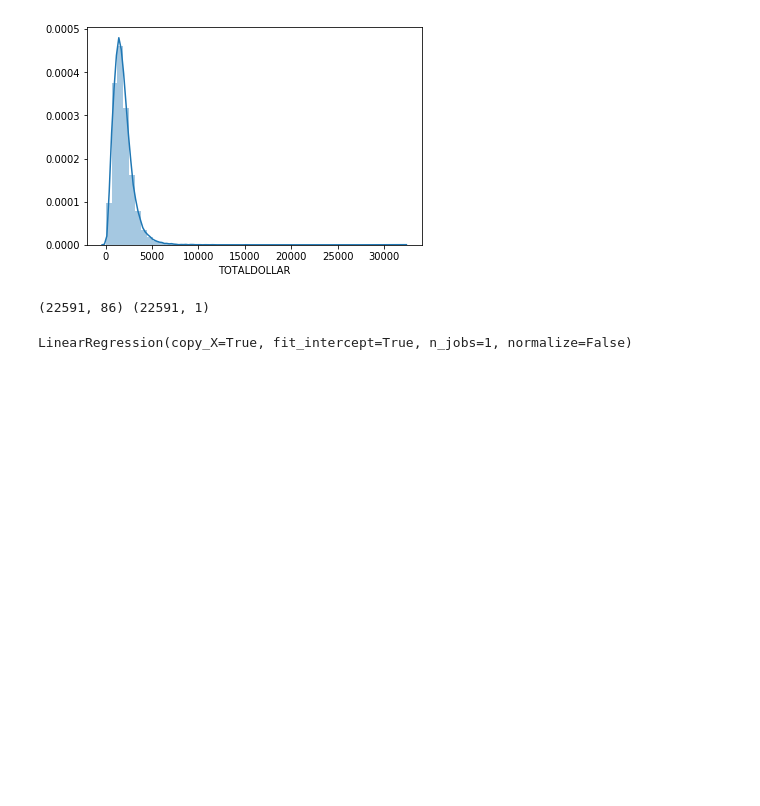
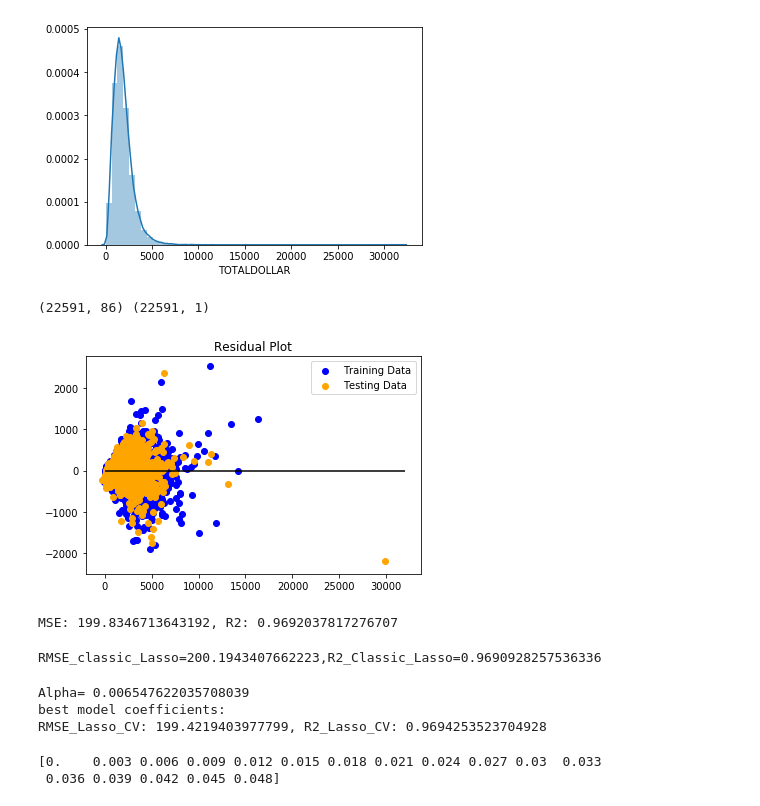
Before and after one commit to sigmanudude/ResidentialEnergyPrediction, a Jupyter notebook: Linearmodel_pricing.ipynb, the cells around one changed output. Drawn from its saved outputs; the diff is of its cells as text; code cells hidden in the pictures; blank space fills up the shorter version.

Commit message:
Pushing Linear Regression

```diff
--- a/Linearmodel_pricing.ipynb
+++ b/Linearmodel_pricing.ipynb
@@ -91,4 +65,4 @@ Name: TOTALDOLLAR, Length: 22591, dtype: float64
 # %%
-features=generateX(False,'DOLLAR')
+features,columns=generateX(True,'DOLLAR')
 # %% [output]
  X Features shape : (22591, 87)
@@ -112,8 +85,26 @@ print(X.shape, y.shape)
 (22591, 86) (22591, 1)
 # %%
 X_train, X_test, y_train, y_test = train_test_split(X, y, test_size=0.22,random_state=42)
-# %%
-model = LinearRegression()
-model.fit(X_train, y_train)
-# %% [output]
-LinearRegression(copy_X=True, fit_intercept=True, n_jobs=1, normalize=False)
+# %%
+def linearmodel(X_train,y_train,X_test,y_test):
+    model = LinearRegression()
+    model.fit(X_train, y_train)
+    predictions=model.predict(X_test)
+    plt.scatter(model.predict(X_train), model.predict(X_train) - y_train, c="blue", label="Training Data")
+    plt.scatter(model.predict(X_test), model.predict(X_test) - y_test, c="orange", label="Testing Data")
+    plt.legend()
+    plt.hlines(y=0, xmin=y_test.min(), xmax=y_test.max())
+    plt.title("Residual Plot")
+    plt.show()
+    RMSE = np.sqrt(mean_squared_error(y_test, predictions))
+    r2 = model.score(X_test, y_test)
+    column_series = list(predictedY)
+    df_modelresults=pd.DataFrame()
+    df_modelresults = df_modelresults.assign(LinearPredictedY=column_series)
+    print(f"MSE: {MSE}, R2: {r2}")
+    return(df_modelresults, RMSE, r2)
+# %%
+Linear_Predicted,RMSE,r2=linearmodel(X_train,y_train,X_test,y_test)
+# %% [output]
+[figure, added]
+MSE: 199.8346713643192, R2: 0.9692037817276707
@@ -119,0 +123,4 @@ LinearRegression(copy_X=True, fit_intercept=True, n_jobs=1, normalize=False)
+# %%
+classic_lasso_predicted,RMSE_lasso,R2_Lasso=classic_lasso_model(X_train,y_train, X_test,y_test)
+# %% [output]
+RMSE_classic_Lasso=200.1943407662223,R2_Classic_Lasso=0.9690928257536336
@@ -119,0 +144,13 @@ LinearRegression(copy_X=True, fit_intercept=True, n_jobs=1, normalize=False)
+# %%
+Lasso_CV_predicted,RMSE_lasso_CV,R2_Lasso_CV=lasso_CV(X,y,0.2,42)
+# %% [output]
+Alpha= 0.006547622035708039
+best model coefficients:
+RMSE_Lasso_CV: 199.4219403977799, R2_Lasso_CV: 0.9694253523704928
+# %%
+model = Lasso()
+alpha=np.arange(0.0,0.05,.003)
+print(alpha)
+# %% [output]
+[0.    0.003 0.006 0.009 0.012 0.015 0.018 0.021 0.024 0.027 0.03  0.033
+ 0.036 0.039 0.042 0.045 0.048]
```
Also changed, not shown: parts of 23 cells of this notebook.
